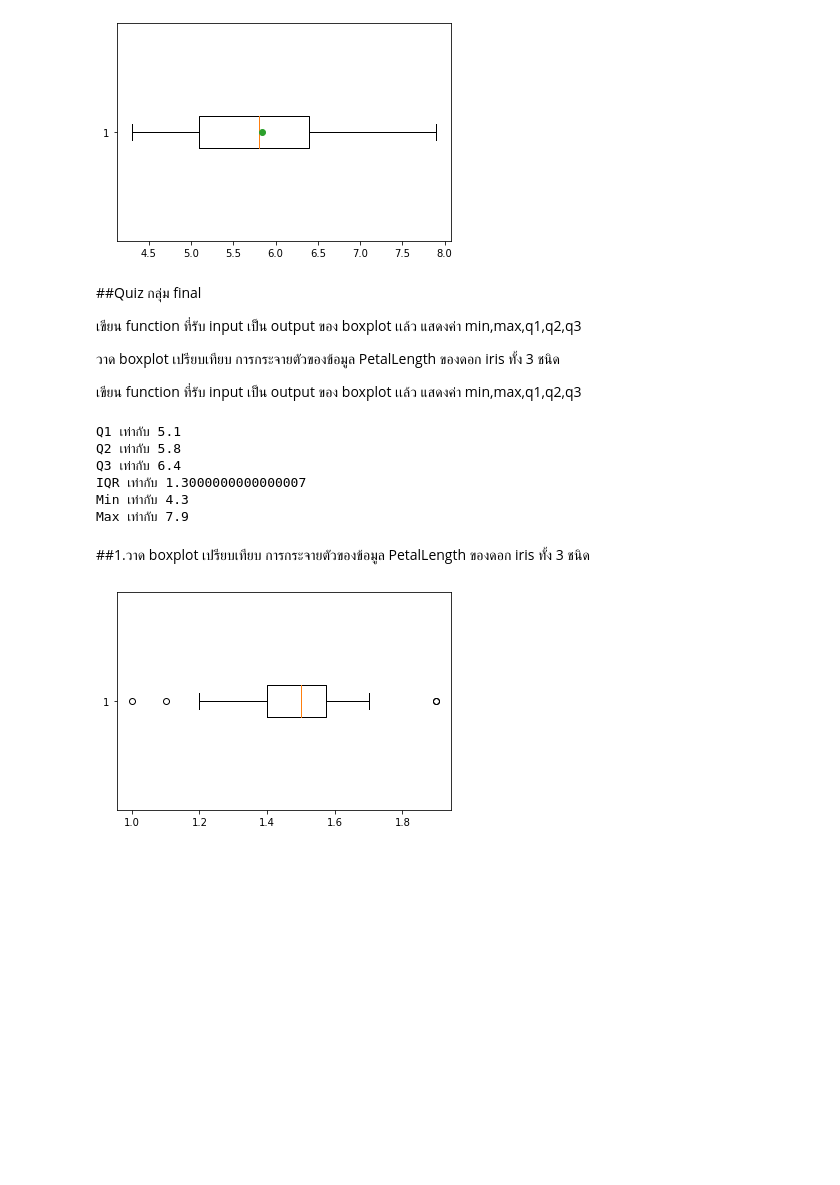
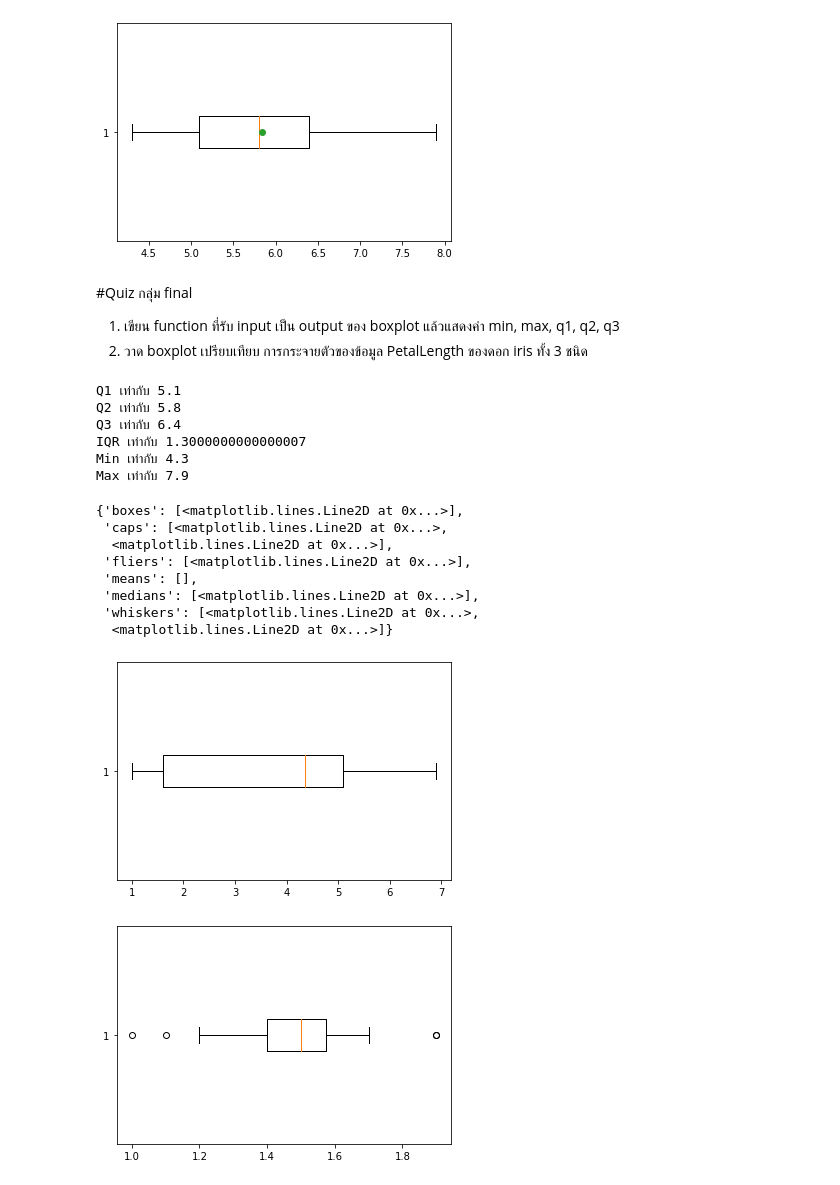
Before and after one commit to Jennapa-colab/data_viz_2022, a Jupyter notebook: DataViz02_Data_Distribution.ipynb, the cells around one changed output. Drawn from its saved outputs; the diff is of its cells as text; code cells hidden in the pictures; blank space fills up the shorter version.

Commit message:
quiz group 1

```diff
--- a/DataViz02_Data_Distribution.ipynb
+++ b/DataViz02_Data_Distribution.ipynb
@@ -290,13 +294,11 @@ plt.boxplot(df['SepalLength'],vert=False,showmeans=True,meanprops={'marker':'o'}
   <matplotlib.lines.Line2D at 0x...>]}
 [figure]
 # %% [markdown]
-##Quiz กลุ่ม final
+#Quiz กลุ่ม final
 
-เขียน function ที่รับ input เป็น output ของ boxplot เเล้ว แสดงค่า min,max,q1,q2,q3
 
-วาด boxplot เปรียบเทียบ การกระจายตัวของข้อมูล PetalLength ของดอก iris ทั้ง 3 ชนิด
-
-เขียน function ที่รับ input เป็น output ของ boxplot เเล้ว แสดงค่า min,max,q1,q2,q3
+1.   เขียน function ที่รับ input เป็น output ของ boxplot แล้วแสดงค่า min, max, q1, q2, q3
+2.   วาด boxplot เปรียบเทียบ การกระจายตัวของข้อมูล PetalLength ของดอก iris ทั้ง 3 ชนิด
 # %%
 def box_vals(ybp):
     q1 = ybp['boxes'][0].get_xdata()[0]
@@ -315,8 +317,18 @@ Q3 เท่ากับ 6.4
 IQR เท่ากับ 1.3000000000000007
 Min เท่ากับ 4.3
 Max เท่ากับ 7.9
-# %% [markdown]
-##1.วาด boxplot เปรียบเทียบ การกระจายตัวของข้อมูล PetalLength ของดอก iris ทั้ง 3 ชนิด
+# %%
+plt.boxplot(df['PetalLength'],vert=False)
+# %% [output]
+{'boxes': [<matplotlib.lines.Line2D at 0x...>],
+ 'caps': [<matplotlib.lines.Line2D at 0x...>,
+  <matplotlib.lines.Line2D at 0x...>],
+ 'fliers': [<matplotlib.lines.Line2D at 0x...>],
+ 'means': [],
+ 'medians': [<matplotlib.lines.Line2D at 0x...>],
+ 'whiskers': [<matplotlib.lines.Line2D at 0x...>,
+  <matplotlib.lines.Line2D at 0x...>]}
+[figure, added]
 # %%
 setsosabp = plt.boxplot(df2['PetalLength'][:50],vert=False)
 # %% [output]
```
Also changed, not shown: parts of 3 cells of this notebook.
